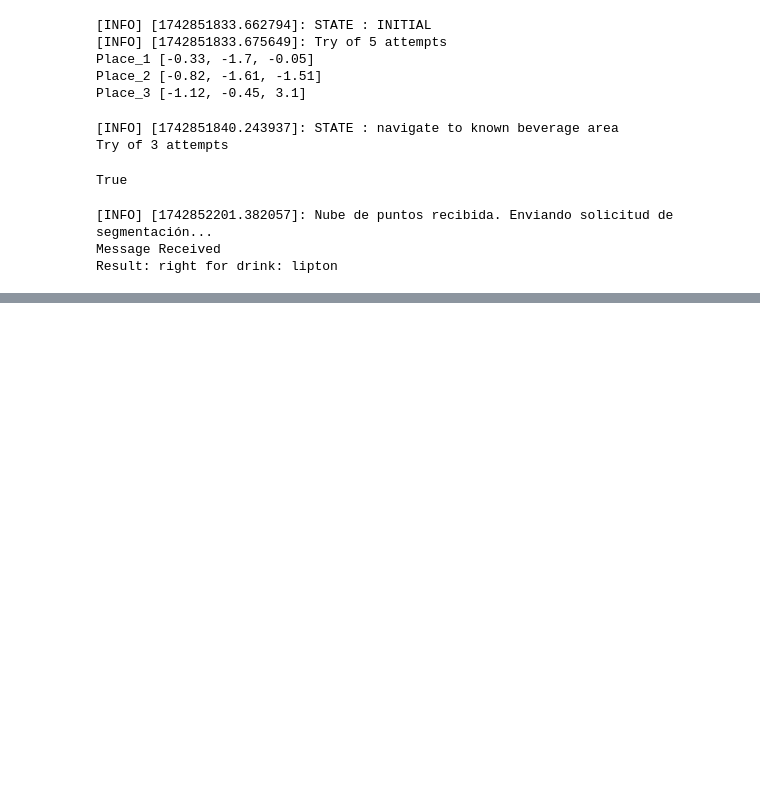
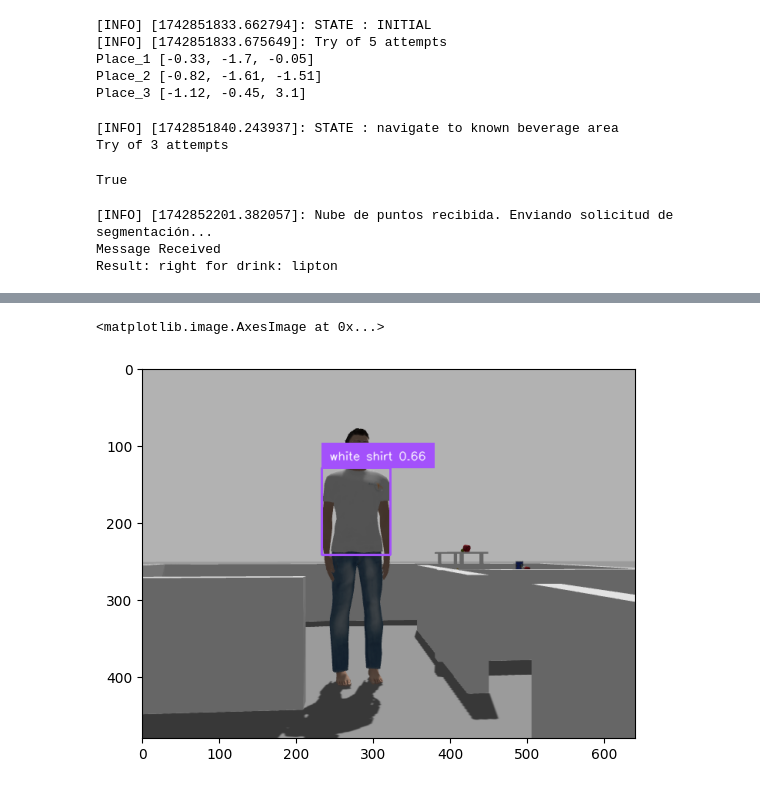
Before and after one commit to takeshi-pumas/catkin_extras, a Jupyter notebook: src/task/scripts/Jd_dino_test.ipynb, the cells around one changed output, grey strips where cells are left out. Drawn from its saved outputs; the diff is of its cells as text; code cells hidden in the pictures; blank space fills up the shorter version.

```diff
--- a/src/task/scripts/Jd_dino_test.ipynb
+++ b/src/task/scripts/Jd_dino_test.ipynb
@@ -65,0 +74,8 @@ Result: right for drink: lipton
+# %%
+classify_client_dino = rospy.ServiceProxy('grounding_dino_detect', Classify_dino)
+# %%
+img=rgbd.get_image()
+#cv2.imwrite('img.png',img)
+img = cv2.cvtColor(img, cv2.COLOR_BGR2RGB)
+# Convert image to ROS format
+ros_image = bridge.cv2_to_imgmsg(img, encoding="bgr8")
@@ -65,0 +103,7 @@ Result: right for drink: lipton
+# %%
+prompt_msg = String()
+prompt_msg.data = ' white shirt'
+
+response = classify_client_dino(ros_image, prompt_msg)
+# %%
+debug_image = bridge.imgmsg_to_cv2(response.image, desired_encoding="bgr8")
@@ -65,0 +112,6 @@ Result: right for drink: lipton
+# %%
+
+plt.imshow(debug_image)
+# %% [output]
+<matplotlib.image.AxesImage at 0x...>
+[figure, added]
```
Also changed, not shown: parts of 11 cells of this notebook, 6 other files.
